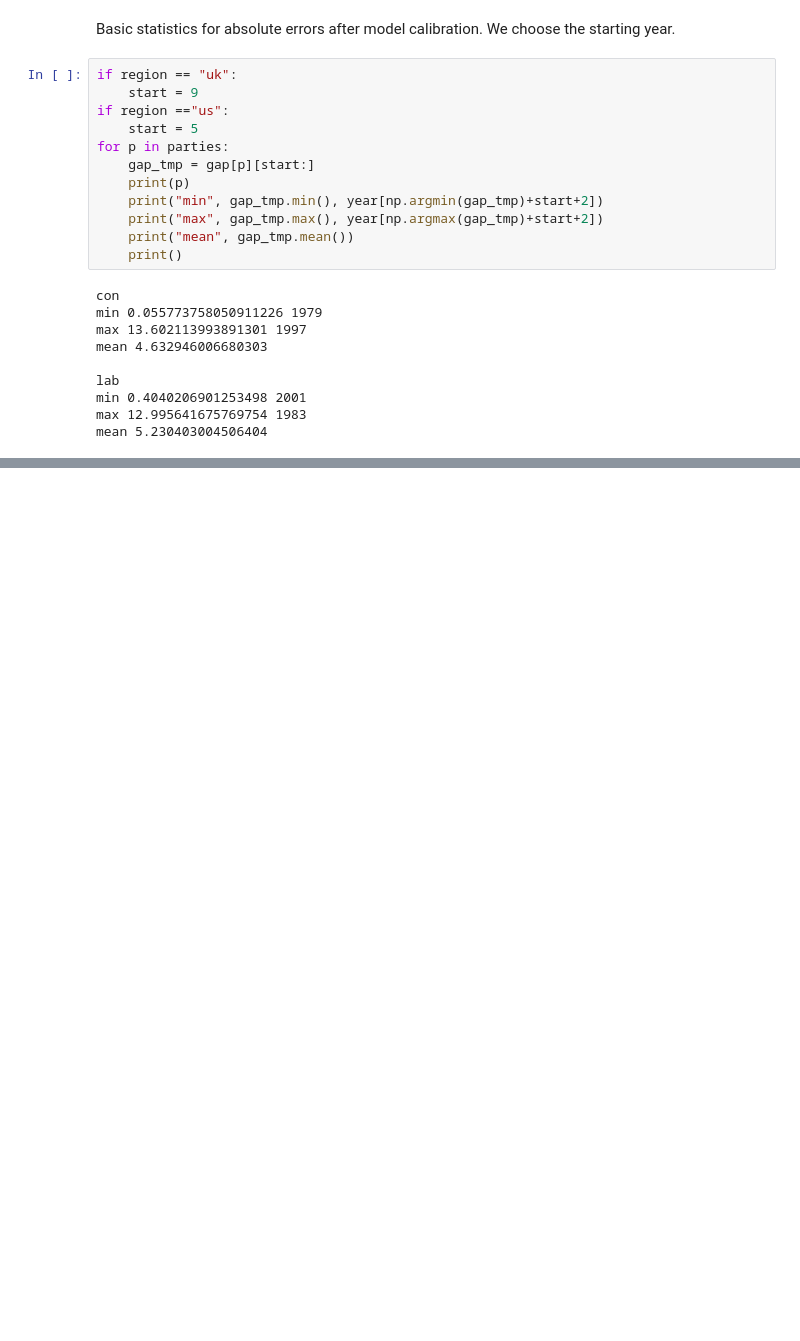
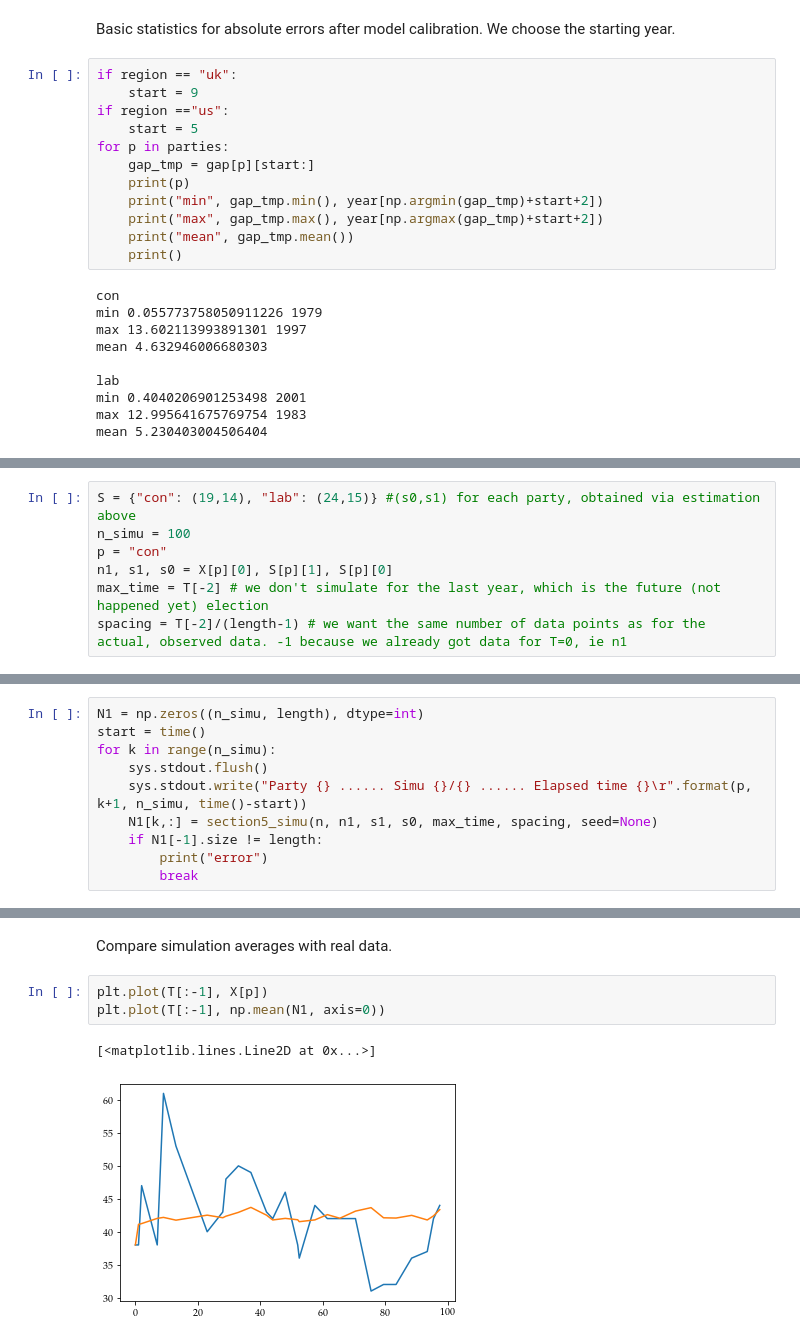
Before and after one commit to AntoineVendeville/Opinion-dynamics-in-the-Voter-Model, a Jupyter notebook: elections.ipynb, the cells around one changed output, grey strips where cells are left out. Drawn from its saved outputs; the diff is of its cells as text; blank space fills up the shorter version.

```diff
--- a/elections.ipynb
+++ b/elections.ipynb
@@ -303,0 +308,7 @@ mean 5.230403004506404
+# %%
+S = {"con": (19,14), "lab": (24,15)} #(s0,s1) for each party, obtained via estimation above
+n_simu = 100
+p = "con"
+n1, s1, s0 = X[p][0], S[p][1], S[p][0]
+max_time = T[-2] # we don't simulate for the last year, which is the future (not happened yet) election
+spacing = T[-2]/(length-1) # we want the same number of data points as for the actual, observed data. -1 because we already got data for T=0, ie n1
@@ -303,0 +317,10 @@ mean 5.230403004506404
+# %%
+N1 = np.zeros((n_simu, length), dtype=int)
+start = time()
+for k in range(n_simu):
+    sys.stdout.flush()
+    sys.stdout.write("Party {} ...... Simu {}/{} ...... Elapsed time {}\r".format(p, k+1, n_simu, time()-start))
+    N1[k,:] = section5_simu(n, n1, s1, s0, max_time, spacing, seed=None)
+    if N1[-1].size != length:
+        print("error")
+        break
@@ -303,0 +377,8 @@ mean 5.230403004506404
+# %% [markdown]
+Compare simulation averages with real data.
+# %%
+plt.plot(T[:-1], X[p])
+plt.plot(T[:-1], np.mean(N1, axis=0))
+# %% [output]
+[<matplotlib.lines.Line2D at 0x...>]
+[figure, added]
```
Also changed, not shown: parts of 6 cells of this notebook.
